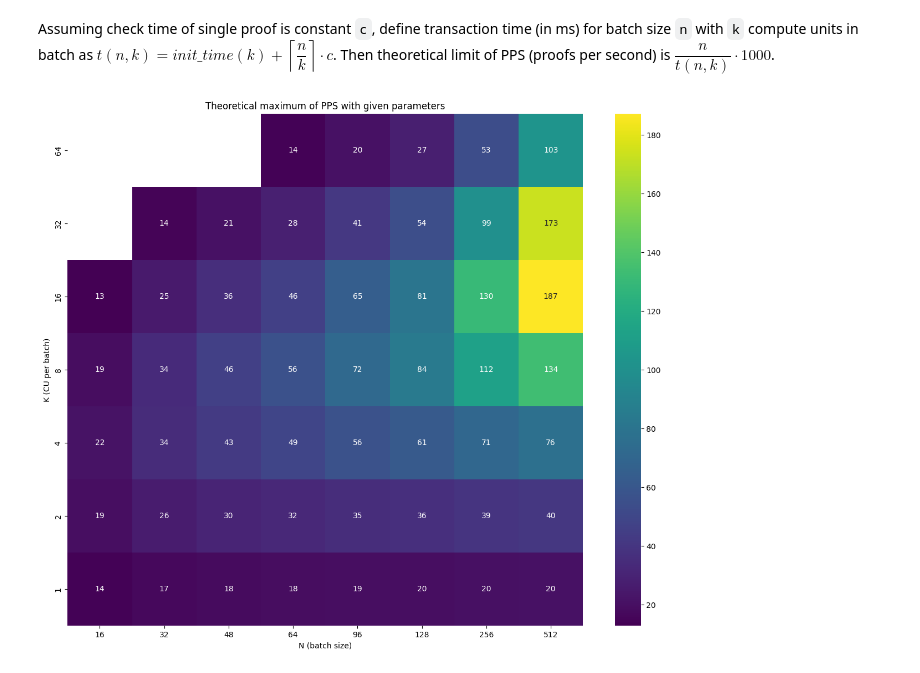
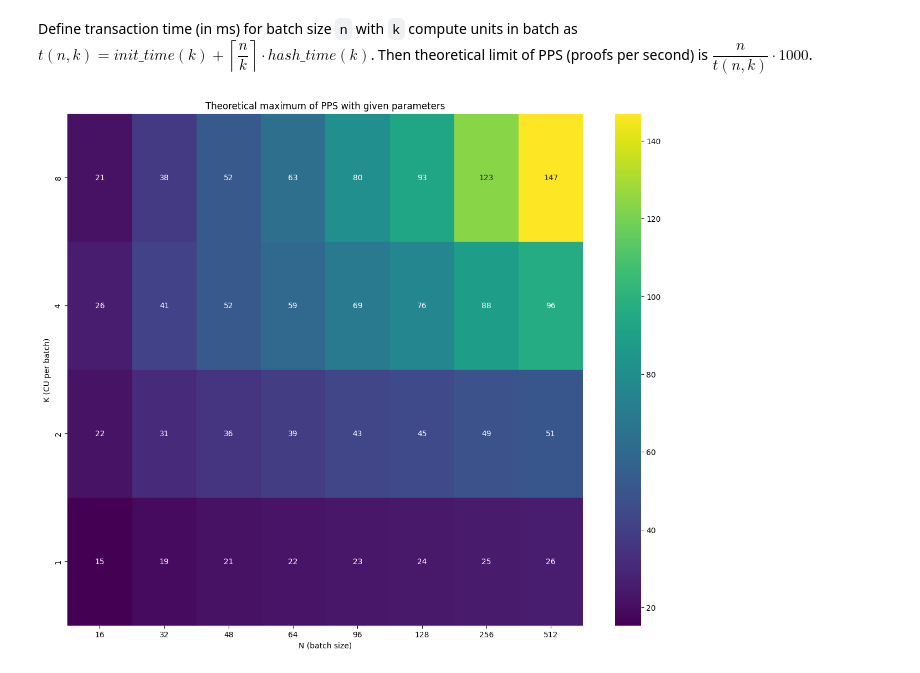
Before and after one commit to fluencelabs/ipc-load-test, a Jupyter notebook: analysis/Theoretical.ipynb, the cells around one changed output. Saved outputs shown, nothing was run; the diff lists cells and outputs as text; code cells hidden in the pictures.

```diff
--- a/analysis/Theoretical.ipynb
+++ b/analysis/Theoretical.ipynb
@@ -12,4 +75,4 @@ rx_init_ms = [400, 550, 1200]
 # %%
-init_time = np.polynomial.Polynomial.fit(rx_threads_number, rx_init_ms, deg=2, domain=[1, 64])
-# init_time = np.polynomial.Polynomial(coef=[670], domain=[1, 64])
+cache_init_time_p = np.polynomial.Polynomial.fit(cus, cache_init, deg=2, domain=[1, 8])
+hash_calc_time_p = np.polynomial.Polynomial.fit(cus, hash_calc, deg=2, domain=[1, 8])
 # %%
@@ -31,24 +102,23 @@ plt.grid(True)
 # %% [markdown]
-Assuming check time of single proof is constant `c`, define transaction time (in ms) for batch size `n` with `k` compute units in batch
-as $t(n, k) = init\_time(k) + \left\lceil \dfrac{n}{k} \right\rceil \cdot c$. Then theoretical limit of PPS (proofs per second) is $\dfrac{n}{t(n, k)} \cdot 1000$.
+Define transaction time (in ms) for batch size `n` with `k` compute units in batch
+as $t(n, k) = init\_time(k) + \left\lceil \dfrac{n}{k} \right\rceil \cdot hash\_time(k)$. Then theoretical limit of PPS (proofs per second) is $\dfrac{n}{t(n, k)} \cdot 1000$.
 # %%
 def PPS(n, k):
-    CHECK_TIME = 48 # 48 ms per check
-    t = init_time(k) + np.ceil(n / k) * CHECK_TIME
+    t = cache_init_time_p(k) + np.ceil(n / k) * hash_calc_time_p(k)
     return 1000 * n / t
 # %%
 n = np.array([16, 32, 48, 64, 96, 128, 256, 512])
-k = np.array([1, 2, 4, 8, 16, 32, 64])
+k = np.array([1, 2, 4, 8])
 N, K = np.meshgrid(n, k)
 
 P = PPS(N, K)
 mask = N < K
 
 plt.figure(figsize=(15, 12))
 sns.heatmap(P[::-1], mask=mask[::-1], cmap='viridis', xticklabels=n, yticklabels=k[::-1], annot=True, fmt='.0f')
 plt.xlabel('N (batch size)')
 plt.ylabel('K (CU per batch)')
 plt.title('Theoretical maximum of PPS with given parameters')
 plt.show()
 # %% [output]
-[figure, old version]
+[figure, new version]
```
Also changed, not shown: parts of 7 cells of this notebook, 2 other files.
